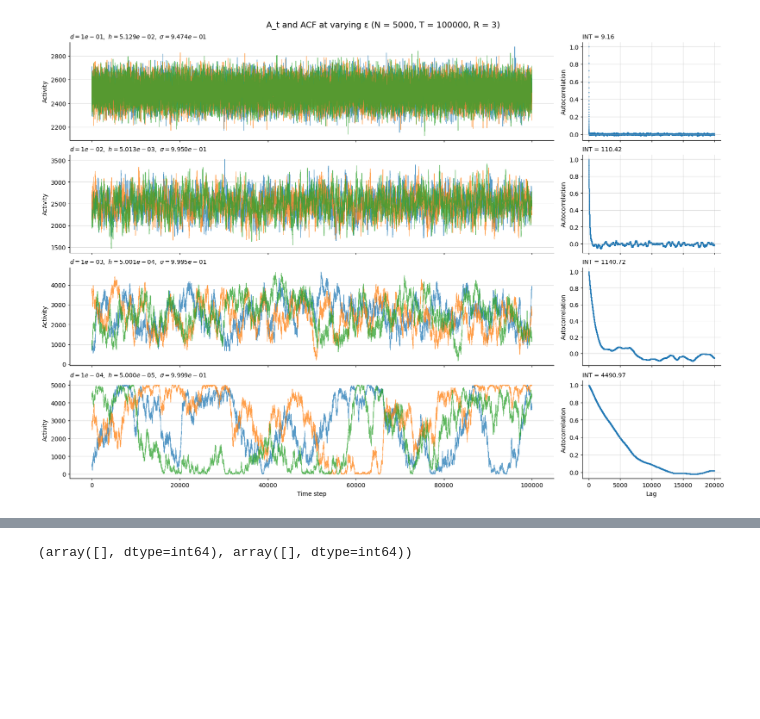
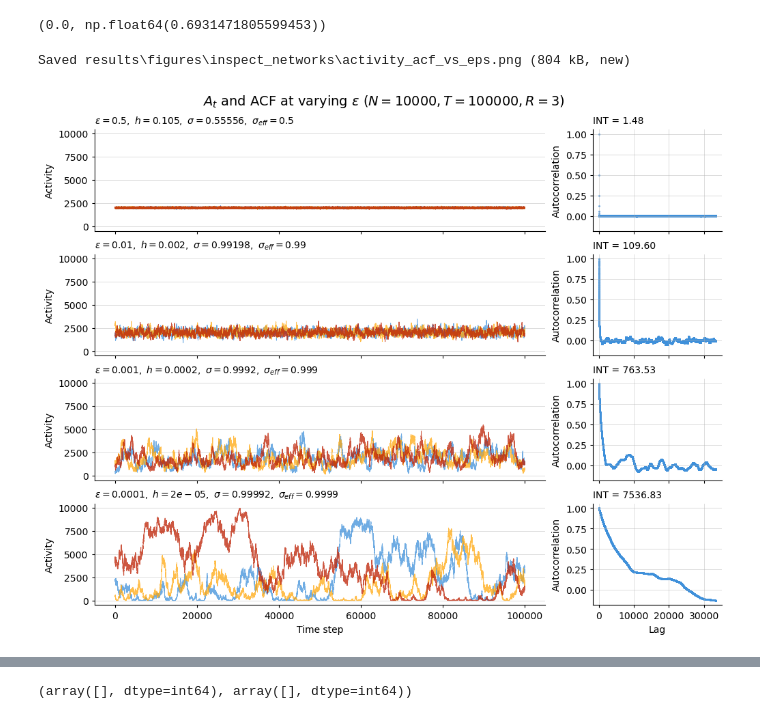
Before and after one commit to A-Potthoff/lab_rotation_1_Levina_Lab, a Jupyter notebook: notebooks/inspect_networks.ipynb, the cells around one changed output, grey strips where cells are left out. Drawn from its saved outputs; the diff is of its cells as text; code cells hidden in the pictures; blank space fills up the shorter version.

```diff
--- a/notebooks/inspect_networks.ipynb
+++ b/notebooks/inspect_networks.ipynb
@@ -15,3 +15,7 @@ from src.models.branching_model.branching_network import (
     distance_to_criticality
 )
 from src.analysis.timescales import get_autocorrelation
+from src.utils.plotting import PET10, save_fig
+
+PET10.use()  # default colour cycle
+save_figures = True  # plots -> results/figures/inspect_networks/
@@ -86,22 +22,32 @@ plt.show()
+# %%
+params_for_distance(rate=0.5, distance=1)  # sigma, h
+# %% [output]
+(0.0, np.float64(0.6931471805599453))
 # %%
-N = int(5e3)
+N = int(1e4)
 T = int(1e5)
 R = 3
+steady_rate = 0.2
 
-distances = [1e-1, 1e-2, 1e-3, 1e-4]
+distances = [0.5, 1e-2, 1e-3, 1e-4]
 num_dist = len(distances)
+
+fig_scaling = 1
 
 fig, axes = plt.subplots(
     num_dist,
     2,
-    figsize=(16, 2.8 * num_dist),
+    figsize=(fig_scaling * 10, fig_scaling * 2 * num_dist),
     gridspec_kw={"width_ratios": [3.5, 1]},
     sharex="col",
+    sharey="col",
     layout="constrained",
 )
 
 for i, distance in enumerate(distances):
-    sigma, h = params_for_distance(rate=0.5, distance=distance)
+    sigma, h = params_for_distance(rate=steady_rate, distance=distance)
+
+    # SIMULATE
 
     A = bn_aa_population(
         N=N,
@@ -114,6 +60,11 @@ for i, distance in enumerate(distances):
         return_raster=False,
         p_max=1 - 1 / N,
     )
+
+    max_lag = int(T / 3)
+    autocorr, lags, [INT, INT_01, acw_0, acw_01] = get_autocorrelation(A, max_lag)
+
+    # PLOT
 
     # Left: population activity over time
     for j in range(R):
@@ -129,45 +80,47 @@ for i, distance in enumerate(distances):
     axes[i, 0].tick_params(direction="out", length=3)
 
     # Right: autocorrelation of the same realization
-    max_lag = int(T / 5)
-    autocorr, lags, [INT, INT_01, acw_0, acw_01] = get_autocorrelation(A, max_lag)
-
     axes[i, 1].scatter(
         np.arange(len(autocorr)),
         autocorr,
         s=1,
         alpha=0.8,
     )
     axes[i, 1].set_ylabel("Autocorrelation")
     axes[i, 1].grid(alpha=0.5, linewidth=0.6)
     axes[i, 1].spines[["top", "right"]].set_visible(False)
     axes[i, 1].tick_params(direction="out", length=3)
     axes[i, 1].set_yscale("linear")
     axes[i, 1].set_xscale("linear")
 
     axes[i, 1].set_title(
         rf"INT = {INT:.2f}",
         loc="left",
         fontsize=10,
     )
 
     axes[i, 0].set_title(
-        rf"$d = {distance:.0e},\ h = {h:.3e},\ " rf"\sigma = {sigma:.3e}$",
+        rf"$\varepsilon = {distance:.2g},\ h = {h:.3g},\ "
+        rf"\sigma = {sigma:.5g},\ "
+        rf"\sigma_{{eff}} = {1- distance:.5g}$",
         loc="left",
         fontsize=10,
     )
 
 axes[-1, 0].set_xlabel("Time step")
 axes[-1, 1].set_xlabel("Lag")
 
 fig.suptitle(
-    f"A_t and ACF at varying ε (N = {N}, T = {T}, R = {R})",
+    rf"$A_t$ and ACF at varying $\varepsilon$ ($N = {N}, T = {T}, R = {R}$)",
     fontsize=14,
 )
 
+if save_figures:
+    save_fig(fig, "inspect_networks/activity_acf_vs_eps")
 plt.show()
 # %% [output]
+Saved results\figures\inspect_networks\activity_acf_vs_eps.png (804 kB, new)
-[figure, old version]
+[figure, new version]
 # %%
 ### no input activit, just perfectly critical behaviour dying out.
 
```
Also changed, not shown: parts of 3 cells of this notebook, 7 other files.
